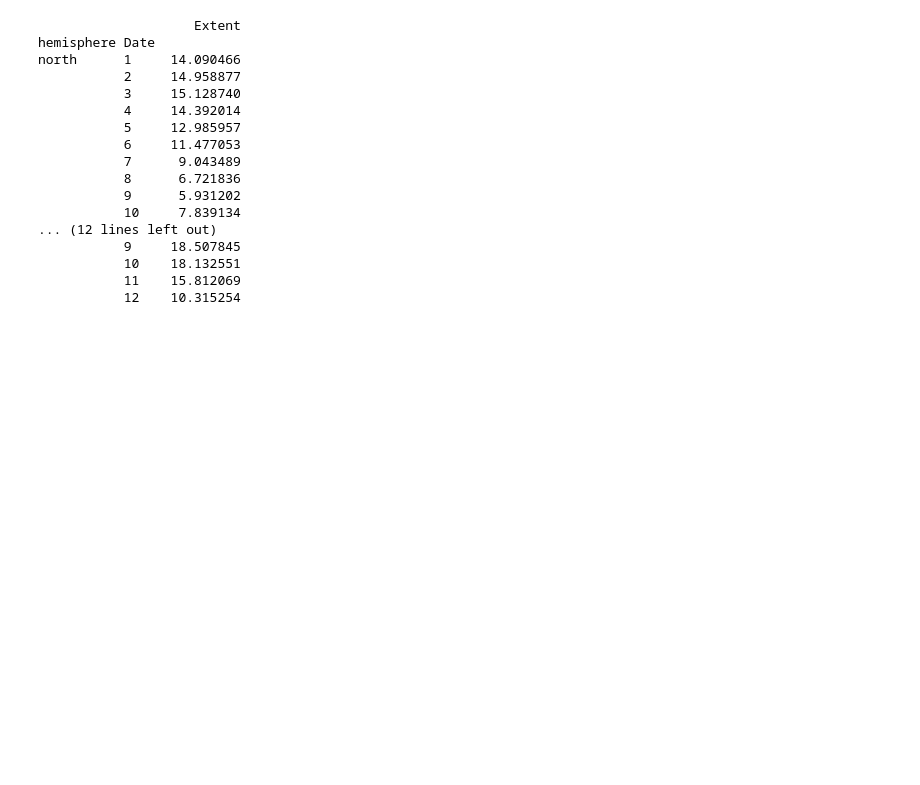
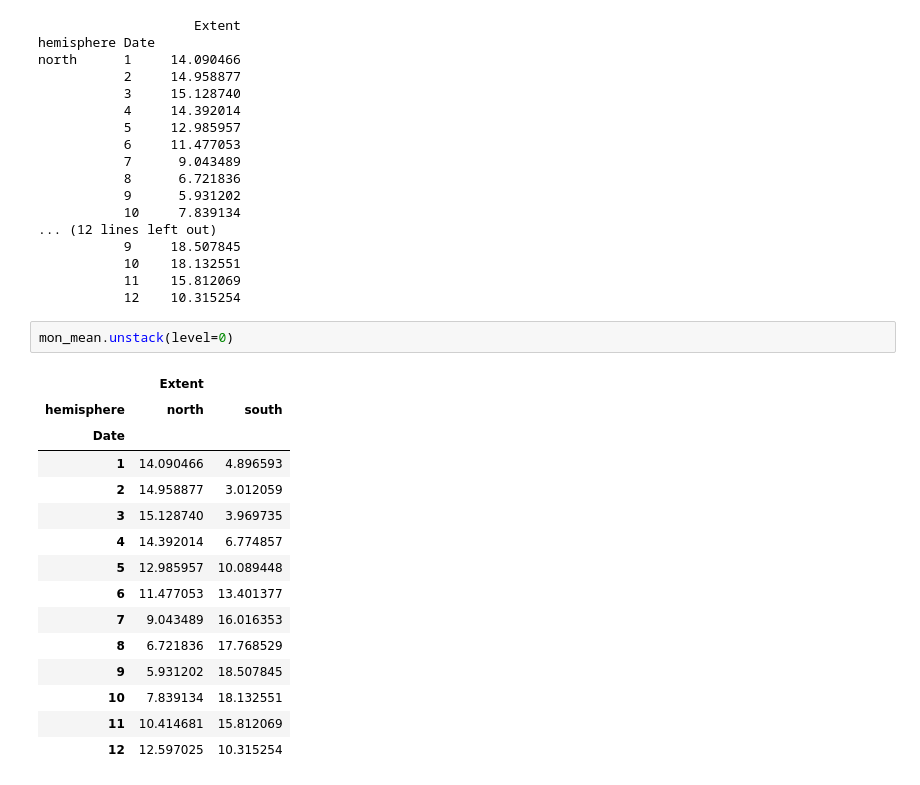
Before and after one commit to eyalnus/Python-Data, a Jupyter notebook: Pandas.ipynb, the cells around one changed output. Saved outputs shown, nothing was run; the diff lists cells and outputs as text; blank space fills up the shorter version.

```diff
--- a/Pandas.ipynb
+++ b/Pandas.ipynb
@@ -869,3 +869,21 @@ north      1     14.090466
            10    18.132551
            11    15.812069
            12    10.315254
+# %%
+mon_mean.unstack(level=0)
+# %% [output]
+|  | Extent |  |
+| hemisphere | north | south |
+| Date |  |  |
+| 1 | 14.090466 | 4.896593 |
+| 2 | 14.958877 | 3.012059 |
+| 3 | 15.128740 | 3.969735 |
+| 4 | 14.392014 | 6.774857 |
+| 5 | 12.985957 | 10.089448 |
+| 6 | 11.477053 | 13.401377 |
+| 7 | 9.043489 | 16.016353 |
+| 8 | 6.721836 | 17.768529 |
+| 9 | 5.931202 | 18.507845 |
+| 10 | 7.839134 | 18.132551 |
+| 11 | 10.414681 | 15.812069 |
+| 12 | 12.597025 | 10.315254 |
```
Also changed, not shown: parts of 4 cells of this notebook, 1 other file.
